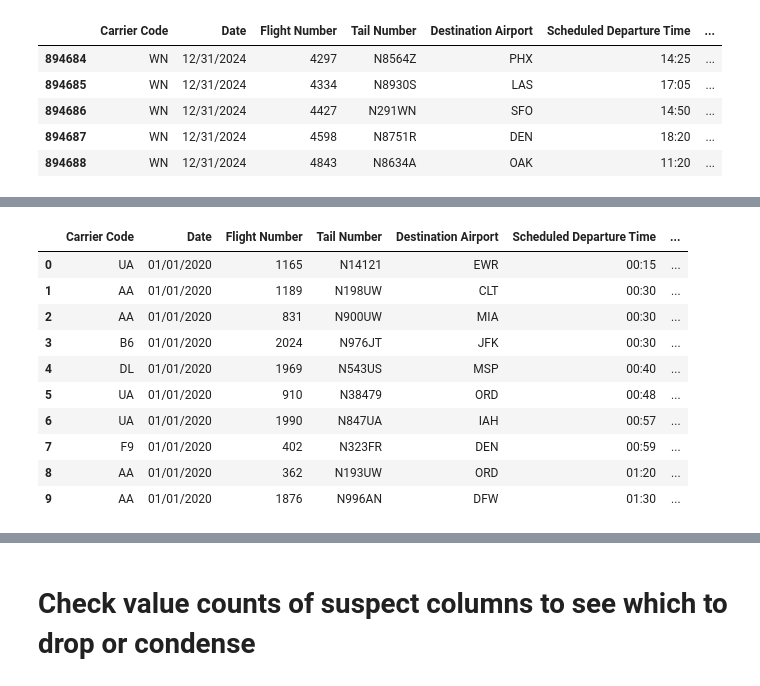
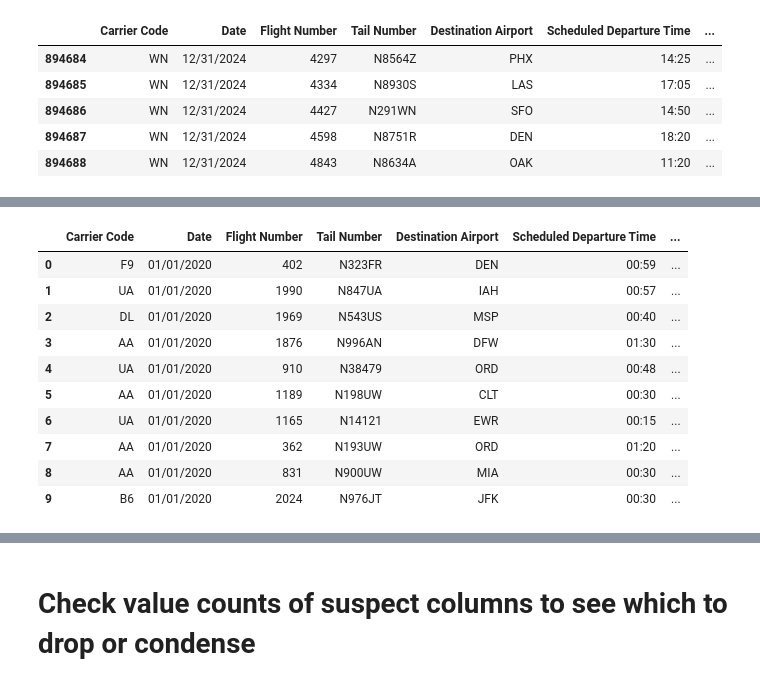
Before and after one commit to brianna-mitri/project-4, a Jupyter notebook: Work/DB_Work/Python/Cleaning.ipynb, the cells around one changed output, grey strips where cells are left out. Drawn from its saved outputs; the diff is of its cells as text; code cells hidden in the pictures.

Commit message:
Compiled new data with destination weather

```diff
--- a/Work/DB_Work/Python/Cleaning.ipynb
+++ b/Work/DB_Work/Python/Cleaning.ipynb
@@ -91,6 +92,9 @@ LAX_2019-2024_cleaned.zip
 # %%
 # read weather data
-weather_list = []
+origin_airport = 'LAX'
+weather_destination_list = []
+weather_origin_list = []
+
 for filename in weather_files:
     print(f'Processing file : {filename}')
     filename_csv = filename.replace('.zip', '.csv')
@@ -100,11 +104,24 @@ for filename in weather_files:
         'cloud_layer_3_code': 'Int64'
     }
     df = unzip_to_df(weather_folder + filename, filename_csv, dtype=dtype, parse_dates=['DateTime'])
-    df['Airport'] = filename_csv[0:3]
-    weather_list.append(df)
+    airport = filename_csv[0:3]
+    df['Airport'] = airport
 
-weather_df = pd.concat(weather_list)
+    if airport == origin_airport:
+        weather_origin_list.append(df)
+    else:
+        weather_destination_list.append(df)
+
+weather_df = pd.concat(weather_origin_list)
 weather_df = weather_df.reset_index(drop=True)
-print(weather_df.columns)
+
+print(weather_df.dtypes)
 display(weather_df.head())
+
+weather_destination_df = pd.concat(weather_destination_list)
+weather_destination_df = weather_destination_df.rename({'DateTime': 'Destination Weather DateTime'}, axis=1)
+weather_destination_df = weather_destination_df.reset_index(drop=True)
+
+print(weather_destination_df.dtypes)
+display(weather_destination_df.head())
 # %% [output]
@@ -274,0 +298,3 @@ delays_df.tail()
+# %%
+delays_df['Scheduled Arrival DateTime'] = delays_df['DateTime'] + pd.to_timedelta(delays_df['Scheduled Elapsed Time'], unit='m')
+delays_df[['DateTime', 'Scheduled Elapsed Time', 'Scheduled Arrival DateTime']].head()
@@ -286,27 +341,39 @@ delays_df.tail()
 # %%
-# Merge with weather data
 # Data needs to be sorted to use merge_asof
 delays_df = delays_df.sort_values('DateTime')
 weather_df = weather_df.sort_values('DateTime')
 
 # Use merge_asof to merge with the nearest time
 delays_df = pd.merge_asof(delays_df, weather_df,
                           left_on=['DateTime'],
                           right_on=['DateTime'],
                           direction='backward')
+
+delays_df = delays_df.drop(['Airport'], axis=1)
+
+# Re-sort to merge destination weather values
+delays_df = delays_df.sort_values('Scheduled Arrival DateTime')
+weather_destination_df = weather_destination_df.sort_values('Destination Weather DateTime')
+
+delays_df = pd.merge_asof(delays_df, weather_destination_df,
+                          left_on=['Scheduled Arrival DateTime'],
+                          right_on=['Destination Weather DateTime'],
+                          left_by=['Destination Airport'],
+                          right_by=['Airport'],
+                          direction='backward')
 delays_df.head(10)
 # %% [output]
 |  | Carrier Code | Date | Flight Number | Tail Number | Destination Airport | Scheduled Departure Time | ... |
-| 0 | UA | 01/01/2020 | 1165 | N14121 | EWR | 00:15 | ... |
-| 1 | AA | 01/01/2020 | 1189 | N198UW | CLT | 00:30 | ... |
-| 2 | AA | 01/01/2020 | 831 | N900UW | MIA | 00:30 | ... |
-| 3 | B6 | 01/01/2020 | 2024 | N976JT | JFK | 00:30 | ... |
-| 4 | DL | 01/01/2020 | 1969 | N543US | MSP | 00:40 | ... |
-| 5 | UA | 01/01/2020 | 910 | N38479 | ORD | 00:48 | ... |
-| 6 | UA | 01/01/2020 | 1990 | N847UA | IAH | 00:57 | ... |
-| 7 | F9 | 01/01/2020 | 402 | N323FR | DEN | 00:59 | ... |
-| 8 | AA | 01/01/2020 | 362 | N193UW | ORD | 01:20 | ... |
-| 9 | AA | 01/01/2020 | 1876 | N996AN | DFW | 01:30 | ... |
+| 0 | F9 | 01/01/2020 | 402 | N323FR | DEN | 00:59 | ... |
+| 1 | UA | 01/01/2020 | 1990 | N847UA | IAH | 00:57 | ... |
+| 2 | DL | 01/01/2020 | 1969 | N543US | MSP | 00:40 | ... |
+| 3 | AA | 01/01/2020 | 1876 | N996AN | DFW | 01:30 | ... |
+| 4 | UA | 01/01/2020 | 910 | N38479 | ORD | 00:48 | ... |
+| 5 | AA | 01/01/2020 | 1189 | N198UW | CLT | 00:30 | ... |
+| 6 | UA | 01/01/2020 | 1165 | N14121 | EWR | 00:15 | ... |
+| 7 | AA | 01/01/2020 | 362 | N193UW | ORD | 01:20 | ... |
+| 8 | AA | 01/01/2020 | 831 | N900UW | MIA | 00:30 | ... |
+| 9 | B6 | 01/01/2020 | 2024 | N976JT | JFK | 00:30 | ... |
 # %%
 delays_df.columns
 # %% [output]
```
Also changed, not shown: parts of 49 cells of this notebook, 7 other files.
